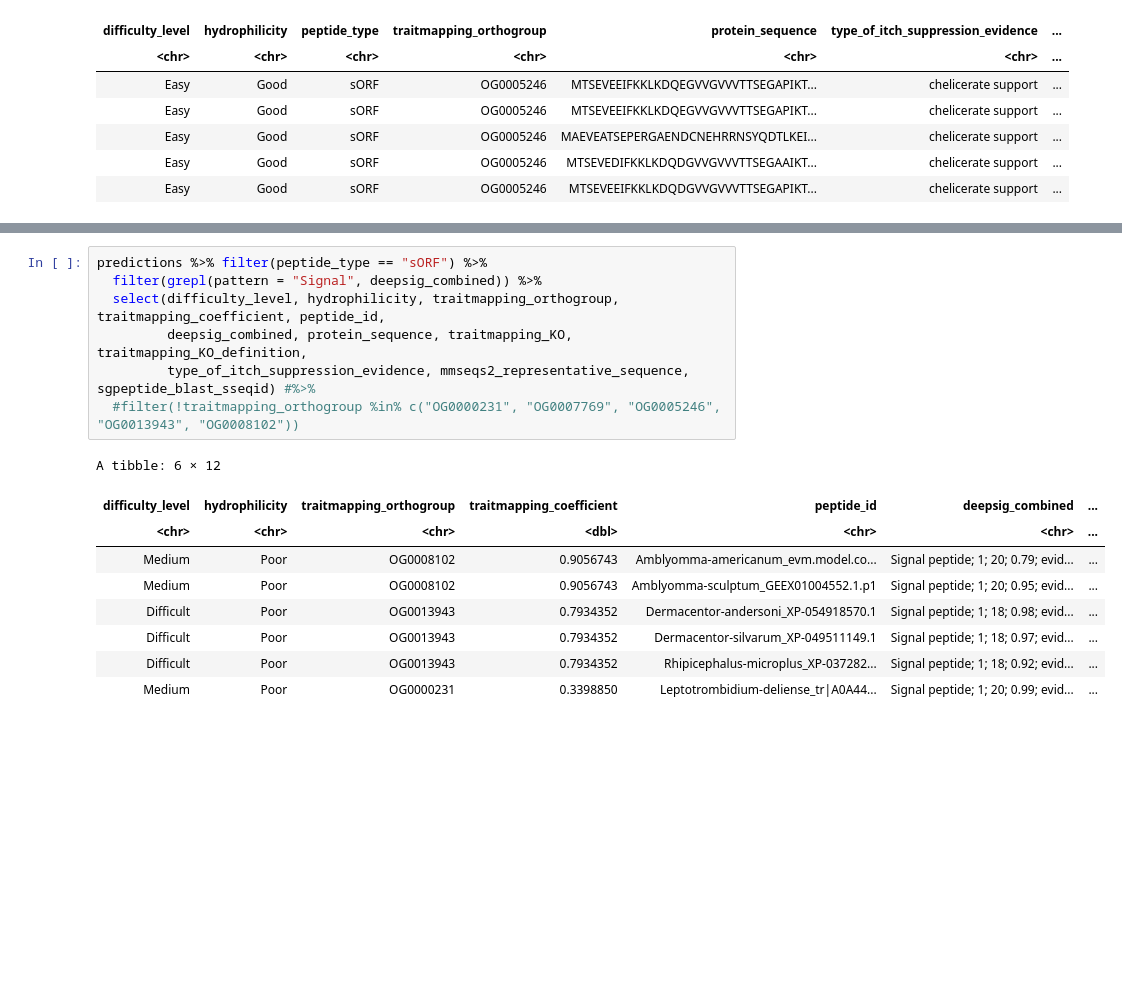
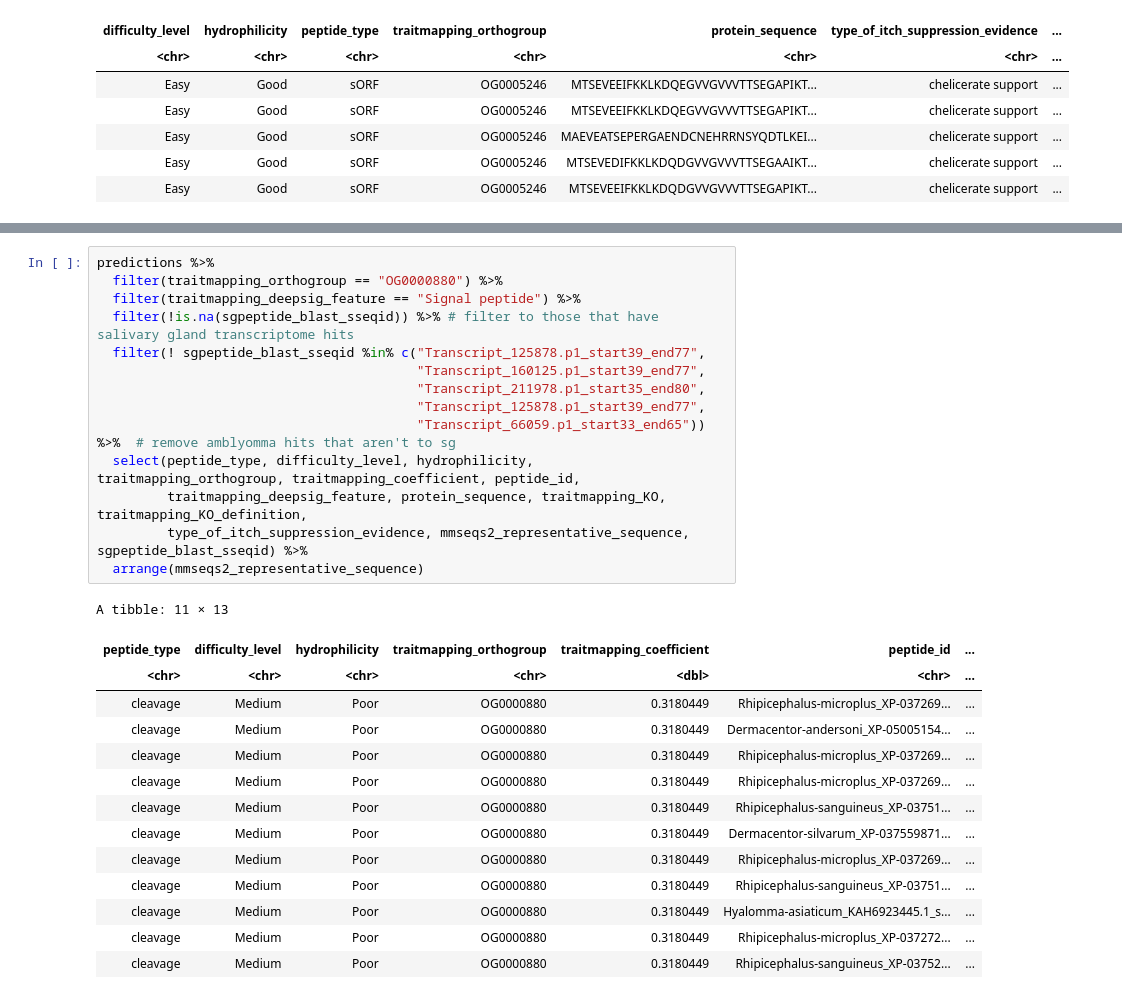
Before and after one commit to Arcadia-Science/2024-chelicerate-phylogenomics-peptides, a Jupyter notebook: notebooks/20240418-peptides-into-pools.ipynb, the cells around one changed output, grey strips where cells are left out. Cells and saved outputs as stored; diff of their text form; blank space fills up the shorter version.

```diff
--- a/notebooks/20240418-peptides-into-pools.ipynb
+++ b/notebooks/20240418-peptides-into-pools.ipynb
@@ -586,17 +431,29 @@ A tibble: 53 × 7
 # %%
-predictions %>% filter(peptide_type == "sORF") %>%
-  filter(grepl(pattern = "Signal", deepsig_combined)) %>%
-  select(difficulty_level, hydrophilicity, traitmapping_orthogroup, traitmapping_coefficient, peptide_id,
-         deepsig_combined, protein_sequence, traitmapping_KO, traitmapping_KO_definition,
-         type_of_itch_suppression_evidence, mmseqs2_representative_sequence, sgpeptide_blast_sseqid) #%>%
-  #filter(!traitmapping_orthogroup %in% c("OG0000231", "OG0007769", "OG0005246", "OG0013943", "OG0008102"))
+predictions %>%
+  filter(traitmapping_orthogroup == "OG0000880") %>%
+  filter(traitmapping_deepsig_feature == "Signal peptide") %>%
+  filter(!is.na(sgpeptide_blast_sseqid)) %>% # filter to those that have salivary gland transcriptome hits
+  filter(! sgpeptide_blast_sseqid %in% c("Transcript_125878.p1_start39_end77",
+                                         "Transcript_160125.p1_start39_end77",
+                                         "Transcript_211978.p1_start35_end80",
+                                         "Transcript_125878.p1_start39_end77",
+                                         "Transcript_66059.p1_start33_end65")) %>%  # remove amblyomma hits that aren't to sg
+  select(peptide_type, difficulty_level, hydrophilicity, traitmapping_orthogroup, traitmapping_coefficient, peptide_id,
+         traitmapping_deepsig_feature, protein_sequence, traitmapping_KO, traitmapping_KO_definition,
+         type_of_itch_suppression_evidence, mmseqs2_representative_sequence, sgpeptide_blast_sseqid) %>%
+  arrange(mmseqs2_representative_sequence)
 # %% [output]
-A tibble: 6 × 12
+A tibble: 11 × 13
-| difficulty_level | hydrophilicity | traitmapping_orthogroup | traitmapping_coefficient | peptide_id | deepsig_combined | ... |
-| <chr> | <chr> | <chr> | <dbl> | <chr> | <chr> | ... |
-| Medium | Poor | OG0008102 | 0.9056743 | Amblyomma-americanum_evm.model.co... | Signal peptide; 1; 20; 0.79; evid... | ... |
-| Medium | Poor | OG0008102 | 0.9056743 | Amblyomma-sculptum_GEEX01004552.1.p1 | Signal peptide; 1; 20; 0.95; evid... | ... |
-| Difficult | Poor | OG0013943 | 0.7934352 | Dermacentor-andersoni_XP-054918570.1 | Signal peptide; 1; 18; 0.98; evid... | ... |
-| Difficult | Poor | OG0013943 | 0.7934352 | Dermacentor-silvarum_XP-049511149.1 | Signal peptide; 1; 18; 0.97; evid... | ... |
-| Difficult | Poor | OG0013943 | 0.7934352 | Rhipicephalus-microplus_XP-037282... | Signal peptide; 1; 18; 0.92; evid... | ... |
-| Medium | Poor | OG0000231 | 0.3398850 | Leptotrombidium-deliense_tr|A0A44... | Signal peptide; 1; 20; 0.99; evid... | ... |
+| peptide_type | difficulty_level | hydrophilicity | traitmapping_orthogroup | traitmapping_coefficient | peptide_id | ... |
+| <chr> | <chr> | <chr> | <chr> | <dbl> | <chr> | ... |
+| cleavage | Medium | Poor | OG0000880 | 0.3180449 | Rhipicephalus-microplus_XP-037269... | ... |
+| cleavage | Medium | Poor | OG0000880 | 0.3180449 | Dermacentor-andersoni_XP-05005154... | ... |
+| cleavage | Medium | Poor | OG0000880 | 0.3180449 | Rhipicephalus-microplus_XP-037269... | ... |
+| cleavage | Medium | Poor | OG0000880 | 0.3180449 | Rhipicephalus-microplus_XP-037269... | ... |
+| cleavage | Medium | Poor | OG0000880 | 0.3180449 | Rhipicephalus-sanguineus_XP-03751... | ... |
+| cleavage | Medium | Poor | OG0000880 | 0.3180449 | Dermacentor-silvarum_XP-037559871... | ... |
+| cleavage | Medium | Poor | OG0000880 | 0.3180449 | Rhipicephalus-microplus_XP-037269... | ... |
+| cleavage | Medium | Poor | OG0000880 | 0.3180449 | Rhipicephalus-sanguineus_XP-03751... | ... |
+| cleavage | Medium | Poor | OG0000880 | 0.3180449 | Hyalomma-asiaticum_KAH6923445.1_s... | ... |
+| cleavage | Medium | Poor | OG0000880 | 0.3180449 | Rhipicephalus-microplus_XP-037272... | ... |
+| cleavage | Medium | Poor | OG0000880 | 0.3180449 | Rhipicephalus-sanguineus_XP-03752... | ... |
```
Also changed, not shown: parts of 26 cells of this notebook.
